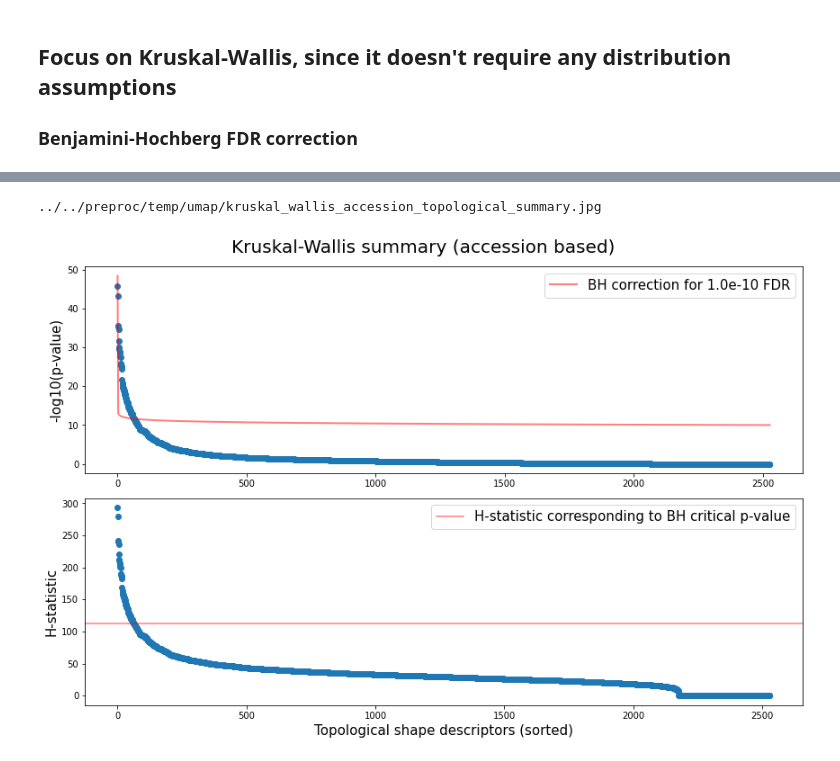
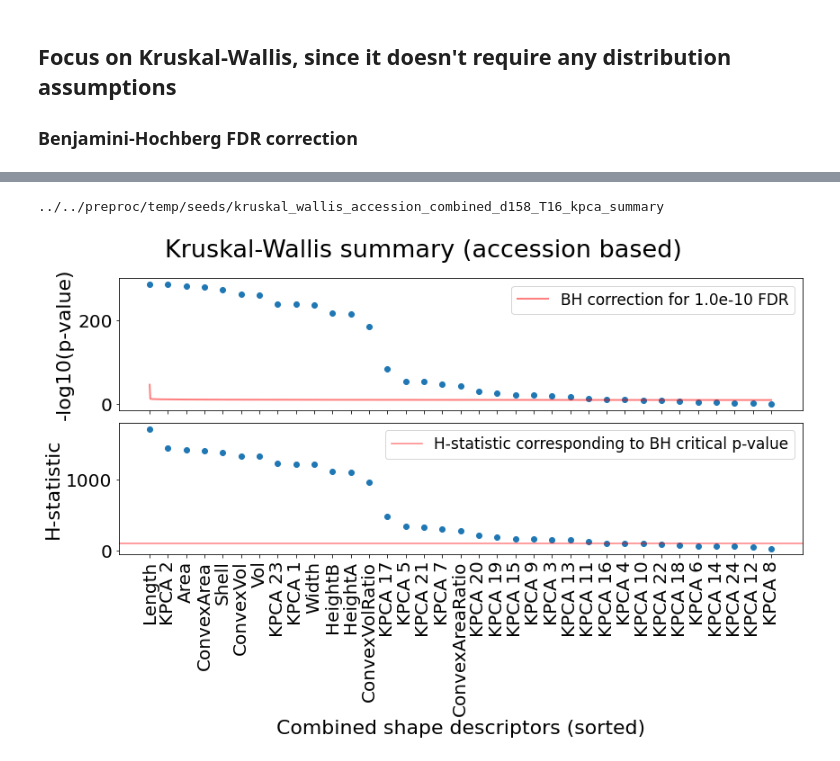
Before and after one commit to amezqui3/demeter, a Jupyter notebook: manuscript/intra_inter_variance.ipynb, the cells around one changed output, grey strips where cells are left out. Cells and saved outputs as stored; diff of their text form; code cells hidden in the pictures.

```diff
--- a/manuscript/intra_inter_variance.ipynb
+++ b/manuscript/intra_inter_variance.ipynb
@@ -62,6 +46,6 @@ array(['UMAP 1', 'UMAP 2', 'UMAP 3', 'UMAP 4', 'UMAP 5', 'UMAP 6',
 # %%
-#combined.rename(columns=dict(zip(combined.columns.values[11:], 'KPCA ' + combined.columns.values[11:])), inplace=True)
-combined.rename(columns=dict(zip(combined.columns.values, 'UMAP ' + ((combined.columns.values + 1).astype(str)).astype('O'))), inplace=True)
+combined.rename(columns=dict(zip(combined.columns.values[11:], 'KPCA ' + combined.columns.values[11:])), inplace=True)
+#combined.rename(columns=dict(zip(combined.columns.values, 'UMAP ' + ((combined.columns.values + 1).astype(str)).astype('O'))), inplace=True)
 # %%
 combined = pd.concat([pd.DataFrame(combined.iloc[0, :]).T, combined.iloc[4:, :]])
 founders = pd.concat([pd.DataFrame(founders.iloc[0, :]).T, founders.iloc[4:, :]])
@@ -87,9 +71,10 @@ meta_info = np.s_[:,:9]
 trad_traits = np.s_[:, 9:20]
 topo_traits = np.s_[:, 20:]
 # %%
-#mixed = pd.concat([founders.iloc[meta_info], combined], axis=1)
-mixed = pd.concat([founders.iloc[meta_info], founders.iloc[trad_traits], combined], axis=1)
+mixed = pd.concat([founders.iloc[meta_info], combined], axis=1)
+#mixed = pd.concat([founders.iloc[meta_info], founders.iloc[trad_traits], combined], axis=1)
 mixed_traits = np.s_[:,9:]
+mixed.iloc[mixed_traits] = (mixed.iloc[mixed_traits] - mixed.iloc[mixed_traits].mean(axis=0))/mixed.iloc[mixed_traits].std(axis=0)
 print(mixed.shape)
 mixed.head()
 # %% [output]
@@ -288,25 +273,29 @@ def benjamini_hochberg(statistic, Q=1e-7):
 def plot_bh_summary(statistic, bh_critical, ticklabels=None, xlab='xlab', title='title', savefig=False, filename='file.jpg'):
     argpvals = np.lexsort((-statistic[:,0], statistic[:,1]))
     fig, ax = plt.subplots(2,1,figsize=(12,8))
-    fs = 15
+    fs = 22
 
     x = np.linspace(1e-35, len(argpvals)-1,1000)
     i=1
     ax[i].scatter(np.arange(len(argpvals))+1, statistic[argpvals,0])
     ax[i].axhline(y=statistic[argpvals[bh_critical],0], alpha=0.5, c='red', label='H-statistic corresponding to BH critical p-value')
     ax[i].set_ylabel('H-statistic', fontsize=fs)
-    ax[i].legend(fontsize=fs)
+    ax[i].legend(fontsize=fs-5)
 
     i=0
     ax[i].plot(x, -np.log10(x*Q/len(argpvals)), lw=2, c='red', alpha=0.5, label='BH correction for {:.1e} FDR'.format(Q))
     ax[i].scatter(np.arange(len(argpvals)), -np.log10(statistic[argpvals,1]))
     ax[i].set_ylabel('-log10(p-value)', fontsize=fs)
-    ax[i].legend(fontsize=fs)
+    ax[i].legend(fontsize=fs-5)
+
     #plt.title('Krukal-Wallis p-values'.format(Q), fontsize=fs);
+
+    ax[0].tick_params('x', labelbottom=False)
+    ax[0].tick_params(labelsize=fs-2)
+    ax[1].tick_params(labelsize=fs-2)
 
     if ticklabels is not None:
         ax[0].set_xticks(np.arange(len(argpvals)))
-        ax[0].tick_params('x', labelbottom=False)
 
         ax[1].set_xticks(np.arange(len(argpvals)) + 1)
         ax[1].set_xticklabels(ticklabels)
@@ -317,7 +306,8 @@ def plot_bh_summary(statistic, bh_critical, ticklabels=None, xlab='xlab', title=
     plt.tight_layout()
 
     if savefig:
-        plt.savefig(filename, format='jpg', dpi=150, bbox_inches='tight', pil_kwargs={'optimize':True})
+        plt.savefig(filename + '.jpg', format='jpg', dpi=150, bbox_inches='tight', pil_kwargs={'optimize':True})
+        plt.savefig(filename + '.pdf', format='pdf', bbox_inches='tight')
 # %%
 Q = 1e-10
 kbh_critical = benjamini_hochberg(kruskal, Q)
@@ -329,7 +319,7 @@ print(kbh_critical, abh_critical, fbh_critical, sep='\t')
 # %%
-traits = combined.iloc[topo_traits].columns.values.copy()
-#traits = mixed.iloc[mixed_traits].columns.values.copy()
-#traits[2] = 'HeightA';traits[3] = 'HeightB'
+#traits = combined.iloc[topo_traits].columns.values.copy()
+traits = mixed.iloc[mixed_traits].columns.values.copy()
+traits[2] = 'HeightA';traits[3] = 'HeightB'
 print(traits)
 traits[kdirs[::-1]]
 # %% [output]
@@ -338,19 +338,20 @@ array(['263', '9411', '67', ..., '4283', '4279', '5055'], dtype=object)
 # %%
-info_type = 'Topological'
+info_type = 'Combined'
 savefig = True
-dst = '../../preproc/temp/umap/'
-filename = dst + 'kruskal_wallis_{}_{}_summary.jpg'.format(marker,'_'.join(info_type.split(' ')).lower())
+dst = '../../preproc/temp/seeds/'
+#filename = dst + 'kruskal_wallis_{}_{}_d{}_T{}_summary.jpg'.format(marker,'_'.join(info_type.split(' ')).lower(),d,TT)
+filename = dst + 'kruskal_wallis_{}_{}_d{}_T{}_kpca_summary'.format(marker,'_'.join(info_type.split(' ')).lower(),d,TT)
 print(filename)
 
 plot_bh_summary(kruskal, kbh_critical,
-                #traits[kdirs[::-1]],
+                traits[kdirs[::-1]],
                 xlab ='{} shape descriptors (sorted)'.format(info_type),
                 title = 'Kruskal-Wallis summary ({} based)'.format(marker),
                 savefig = savefig,
                 filename = filename)
 # %% [output]
-../../preproc/temp/umap/kruskal_wallis_accession_topological_summary.jpg
+../../preproc/temp/seeds/kruskal_wallis_accession_combined_d158_T16_kpca_summary
-[figure, old version]
+[figure, new version]
 # %%
 filename = dst + 'alexander_govern_{}_{}_summary.jpg'.format(marker,'_'.join(info_type.split(' ')).lower())
 print(filename)
```
Also changed, not shown: parts of 18 cells of this notebook, 1 other file.
